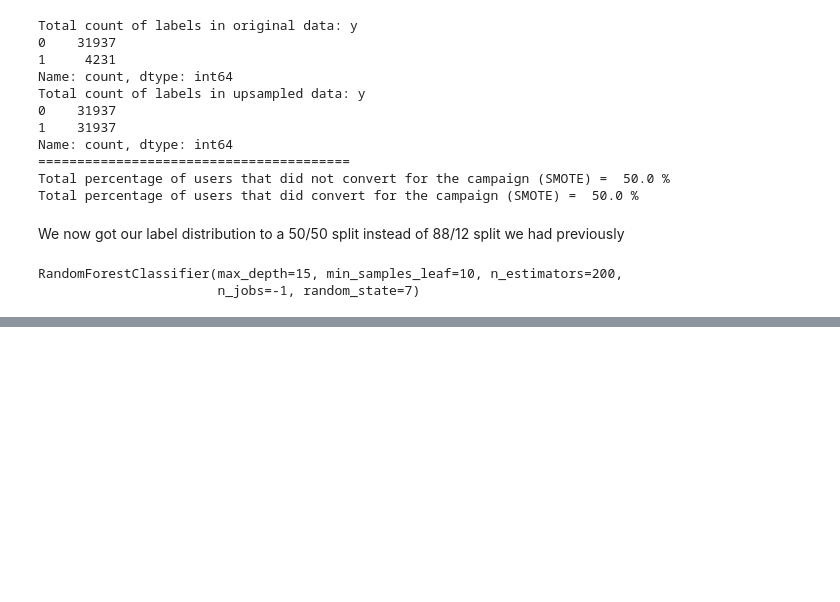
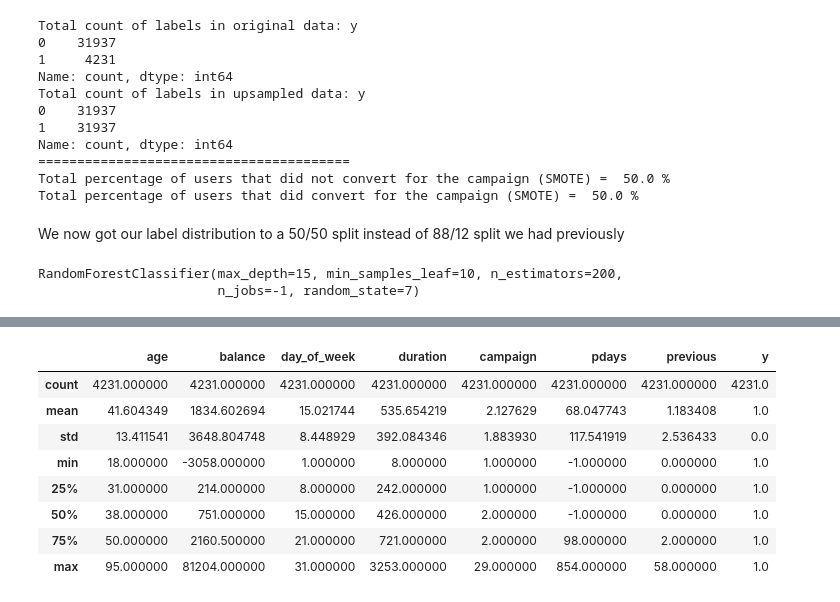
Before and after one commit to o-lares/Synthetic-Data-Generation, a Jupyter notebook: synth_notebook.ipynb, the cells around one changed output, grey strips where cells are left out. Drawn from its saved outputs; the diff is of its cells as text; code cells hidden in the pictures; blank space fills up the shorter version.

```diff
--- a/synth_notebook.ipynb
+++ b/synth_notebook.ipynb
@@ -133,7 +119,7 @@ rf_baseline = RandomForestClassifier(
     n_jobs=-1
 )
 # %%
-rf_baseline.fit(X_train, y_train)
+rf_baseline.fit(X_train_encoded, y_train)
 # %% [output]
 RandomForestClassifier(max_depth=15, min_samples_leaf=10, n_estimators=200,
                        n_jobs=-1, random_state=7)
@@ -150,7 +136,7 @@ rf_weighted = RandomForestClassifier(
     n_jobs=-1
 )
 # %%
-rf_weighted.fit(X_train, y_train)
+rf_weighted.fit(X_train_encoded, y_train)
 # %% [output]
 RandomForestClassifier(class_weight='balanced', max_depth=15,
                        min_samples_leaf=10, n_estimators=200, n_jobs=-1,
@@ -227,0 +309,12 @@ weighted avg       0.90      0.89      0.90      9043
+# %%
+train_df[train_df['y']==1].describe()
+# %% [output]
+|  | age | balance | day_of_week | duration | campaign | pdays | previous | y |
+| count | 4231.000000 | 4231.000000 | 4231.000000 | 4231.000000 | 4231.000000 | 4231.000000 | 4231.000000 | 4231.0 |
+| mean | 41.604349 | 1834.602694 | 15.021744 | 535.654219 | 2.127629 | 68.047743 | 1.183408 | 1.0 |
+| std | 13.411541 | 3648.804748 | 8.448929 | 392.084346 | 1.883930 | 117.541919 | 2.536433 | 0.0 |
+| min | 18.000000 | -3058.000000 | 1.000000 | 8.000000 | 1.000000 | -1.000000 | 0.000000 | 1.0 |
+| 25% | 31.000000 | 214.000000 | 8.000000 | 242.000000 | 1.000000 | -1.000000 | 0.000000 | 1.0 |
+| 50% | 38.000000 | 751.000000 | 15.000000 | 426.000000 | 2.000000 | -1.000000 | 0.000000 | 1.0 |
+| 75% | 50.000000 | 2160.500000 | 21.000000 | 721.000000 | 2.000000 | 98.000000 | 2.000000 | 1.0 |
+| max | 95.000000 | 81204.000000 | 31.000000 | 3253.000000 | 29.000000 | 854.000000 | 58.000000 | 1.0 |
```
Also changed, not shown: parts of 19 cells of this notebook, 3 other files.
